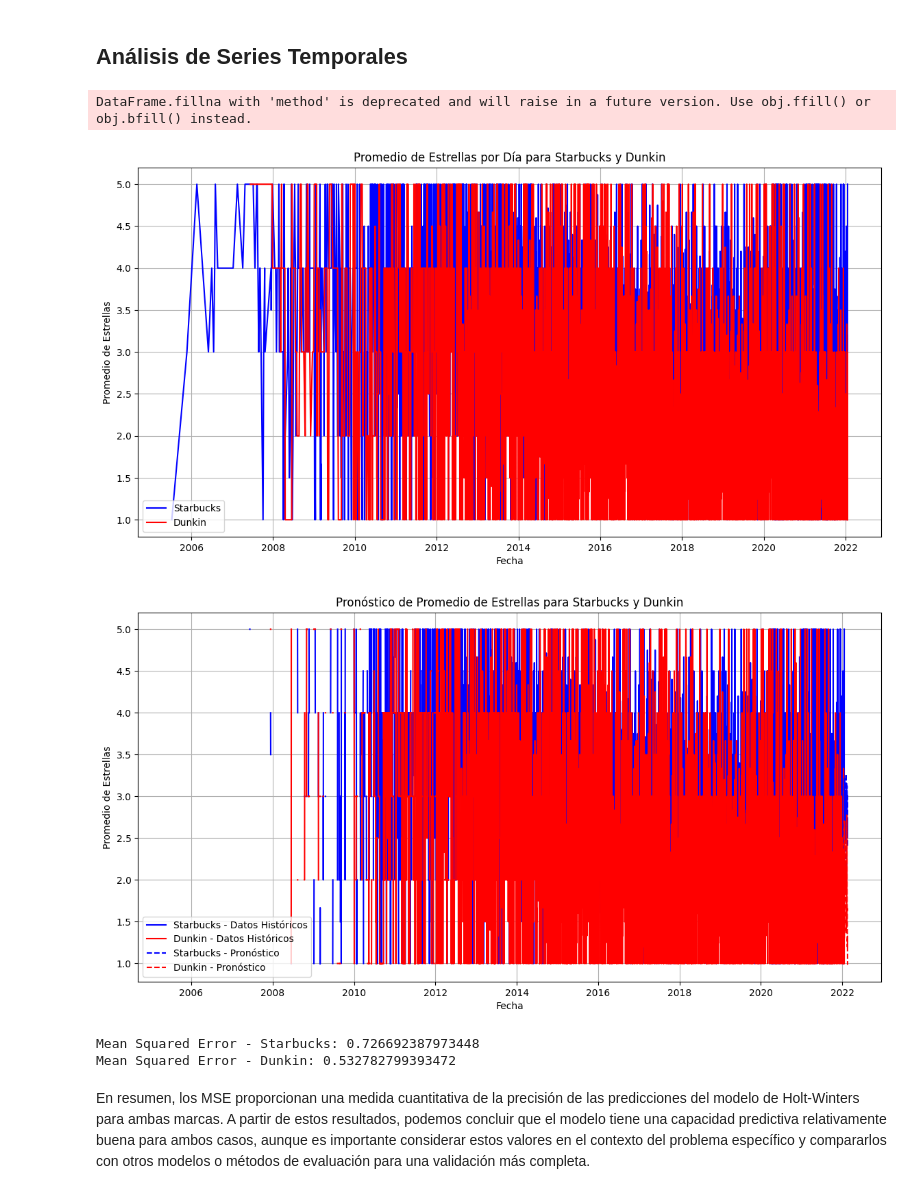
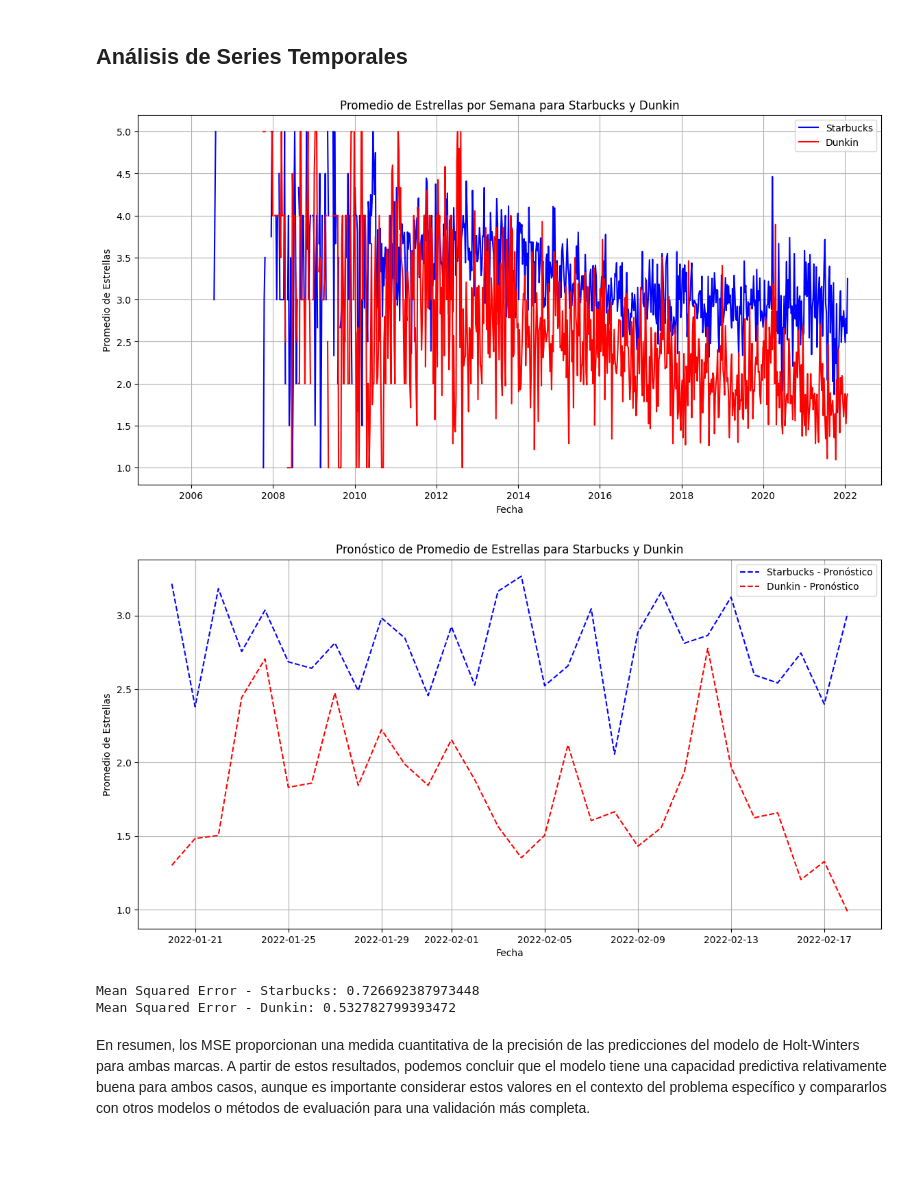
Before and after one commit to RadTorino/Starbucks_Analysis, a Jupyter notebook: 2do sprint/code/as_ml.ipynb, the cells around one changed output. Cells and saved outputs as stored; diff of their text form; code cells hidden in the pictures; blank space fills up the shorter version.

```diff
--- a/2do sprint/code/as_ml.ipynb
+++ b/2do sprint/code/as_ml.ipynb
@@ -524,7 +524,6 @@ import pandas as pd
 import numpy as np
 import matplotlib.pyplot as plt
 from statsmodels.tsa.holtwinters import ExponentialSmoothing
-from sklearn.preprocessing import StandardScaler
 from sklearn.metrics import mean_squared_error
 from datetime import datetime
 
@@ -550,13 +549,19 @@ df_dunkin_daily = df_dunkin.groupby(df_dunkin['date'].dt.date).mean().rename(col
 # Combinar datos de Starbucks y Dunkin'
 df_combined = pd.merge(df_starbucks_daily, df_dunkin_daily, left_index=True, right_index=True, how='outer').fillna(method='ffill')
 
-# Visualización de los datos
+# Convertir el índice a DatetimeIndex
+df_combined.index = pd.to_datetime(df_combined.index)
+
+# Resamplear datos a semanal
+df_combined_weekly = df_combined.resample('W-Mon').mean()
+
+# Visualización de los datos semanales
 plt.figure(figsize=(14, 7))
-plt.plot(df_combined.index, df_combined['avg_stars_starbucks'], label='Starbucks', color='blue')
-plt.plot(df_combined.index, df_combined['avg_stars_dunkin'], label='Dunkin', color='red')
+plt.plot(df_combined_weekly.index, df_combined_weekly['avg_stars_starbucks'], label='Starbucks', color='blue')
+plt.plot(df_combined_weekly.index, df_combined_weekly['avg_stars_dunkin'], label='Dunkin', color='red')
 plt.xlabel('Fecha')
 plt.ylabel('Promedio de Estrellas')
-plt.title('Promedio de Estrellas por Día para Starbucks y Dunkin')
+plt.title('Promedio de Estrellas por Semana para Starbucks y Dunkin')
 plt.legend()
 plt.grid(True)
 plt.show()
@@ -568,39 +573,38 @@ df_combined = df_combined.asfreq('D')
 # Ajustar modelos de Holt-Winters para ambas marcas
 def fit_holt_winters(df, column):
     endog = df[column].dropna().values  # Eliminar valores NaN y convertir a numpy array
     model = ExponentialSmoothing(endog, trend="add", seasonal="add", seasonal_periods=365).fit()
     return model
 
 model_starbucks = fit_holt_winters(df_combined, 'avg_stars_starbucks')
 model_dunkin = fit_holt_winters(df_combined, 'avg_stars_dunkin')
 
 # Predecir para los próximos 30 días
 forecast_starbucks = model_starbucks.forecast(steps=30)
 forecast_dunkin = model_dunkin.forecast(steps=30)
 
 # Visualización de los resultados
 plt.figure(figsize=(14, 7))
-plt.plot(df_combined.index, df_combined['avg_stars_starbucks'], label='Starbucks - Datos Históricos', color='blue')
-plt.plot(df_combined.index, df_combined['avg_stars_dunkin'], label='Dunkin - Datos Históricos', color='red')
+#plt.plot(df_combined.index, df_combined['avg_stars_starbucks'], label='Starbucks - Datos Históricos', color='blue')
+#plt.plot(df_combined.index, df_combined['avg_stars_dunkin'], label='Dunkin - Datos Históricos', color='red')
 plt.plot(pd.date_range(df_combined.index[-1], periods=31, freq='D')[1:], forecast_starbucks, label='Starbucks - Pronóstico', linestyle='--', color='blue')
 plt.plot(pd.date_range(df_combined.index[-1], periods=31, freq='D')[1:], forecast_dunkin, label='Dunkin - Pronóstico', linestyle='--', color='red')
 plt.xlabel('Fecha')
 plt.ylabel('Promedio de Estrellas')
 plt.title('Pronóstico de Promedio de Estrellas para Starbucks y Dunkin')
 plt.legend()
 plt.grid(True)
 plt.show()
 
 # Evaluación del modelo
 mse_starbucks = mean_squared_error(df_combined['avg_stars_starbucks'][-30:], forecast_starbucks)
 mse_dunkin = mean_squared_error(df_combined['avg_stars_dunkin'][-30:], forecast_dunkin)
 print(f'Mean Squared Error - Starbucks: {mse_starbucks}')
 print(f'Mean Squared Error - Dunkin: {mse_dunkin}')
 # %% [output]
-DataFrame.fillna with 'method' is deprecated and will raise in a future version. Use obj.ffill() or obj.bfill() instead.
-[figure, old version]
+[figure, new version]
-[figure, old version]
+[figure, new version]
-Mean Squared Error - Starbucks: 0.726692387973448
-Mean Squared Error - Dunkin: 0.532782799393472
+Mean Squared Error - Starbucks: 0.726692387973448
+Mean Squared Error - Dunkin: 0.532782799393472
 # %% [markdown]
 En resumen, los MSE proporcionan una medida cuantitativa de la precisión de las predicciones del modelo de Holt-Winters para ambas marcas. A partir de estos resultados, podemos concluir que el modelo tiene una capacidad predictiva relativamente buena para ambos casos, aunque es importante considerar estos valores en el contexto del problema específico y compararlos con otros modelos o métodos de evaluación para una validación más completa.
```
Also changed, not shown: parts of 31 cells of this notebook.
